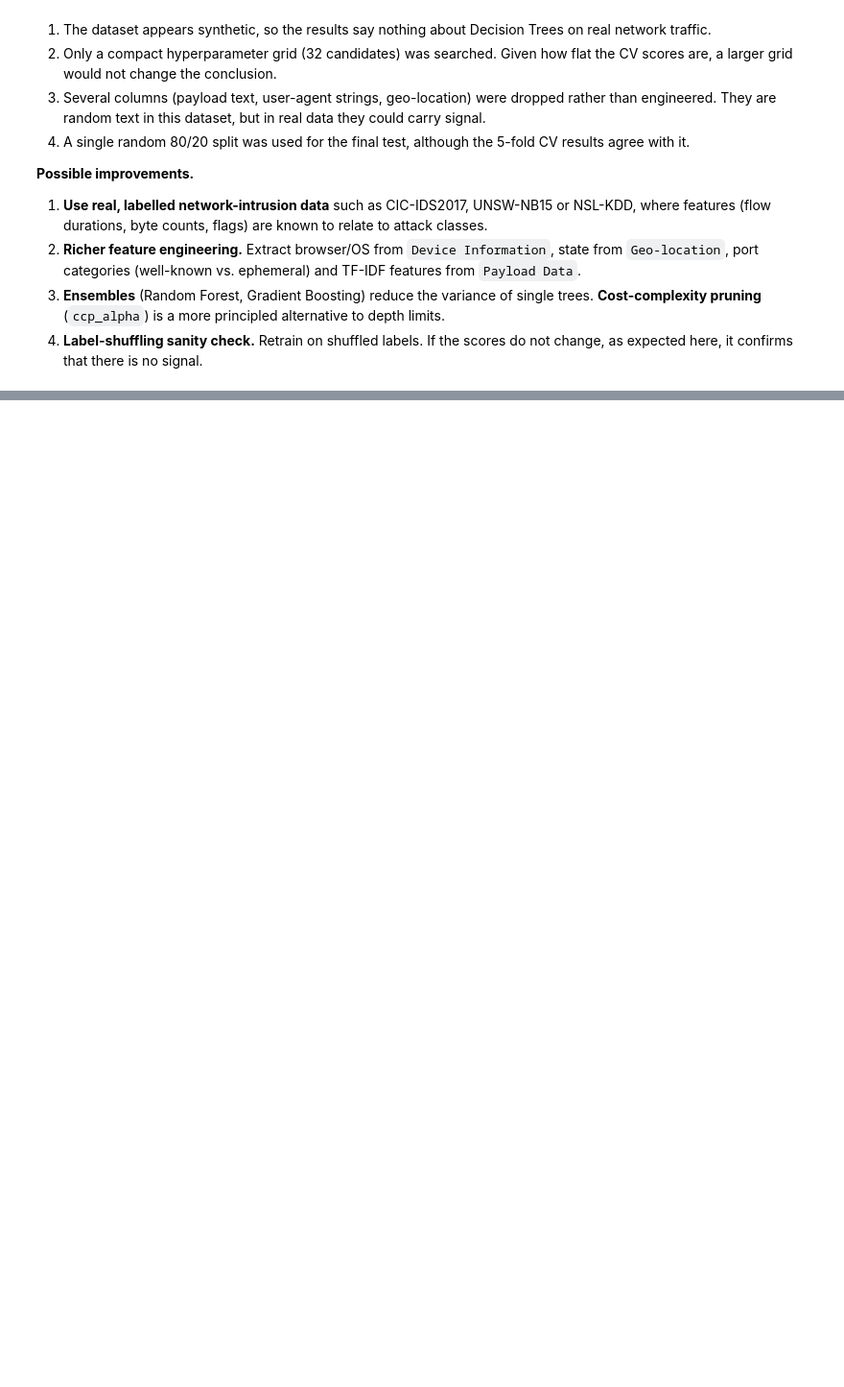
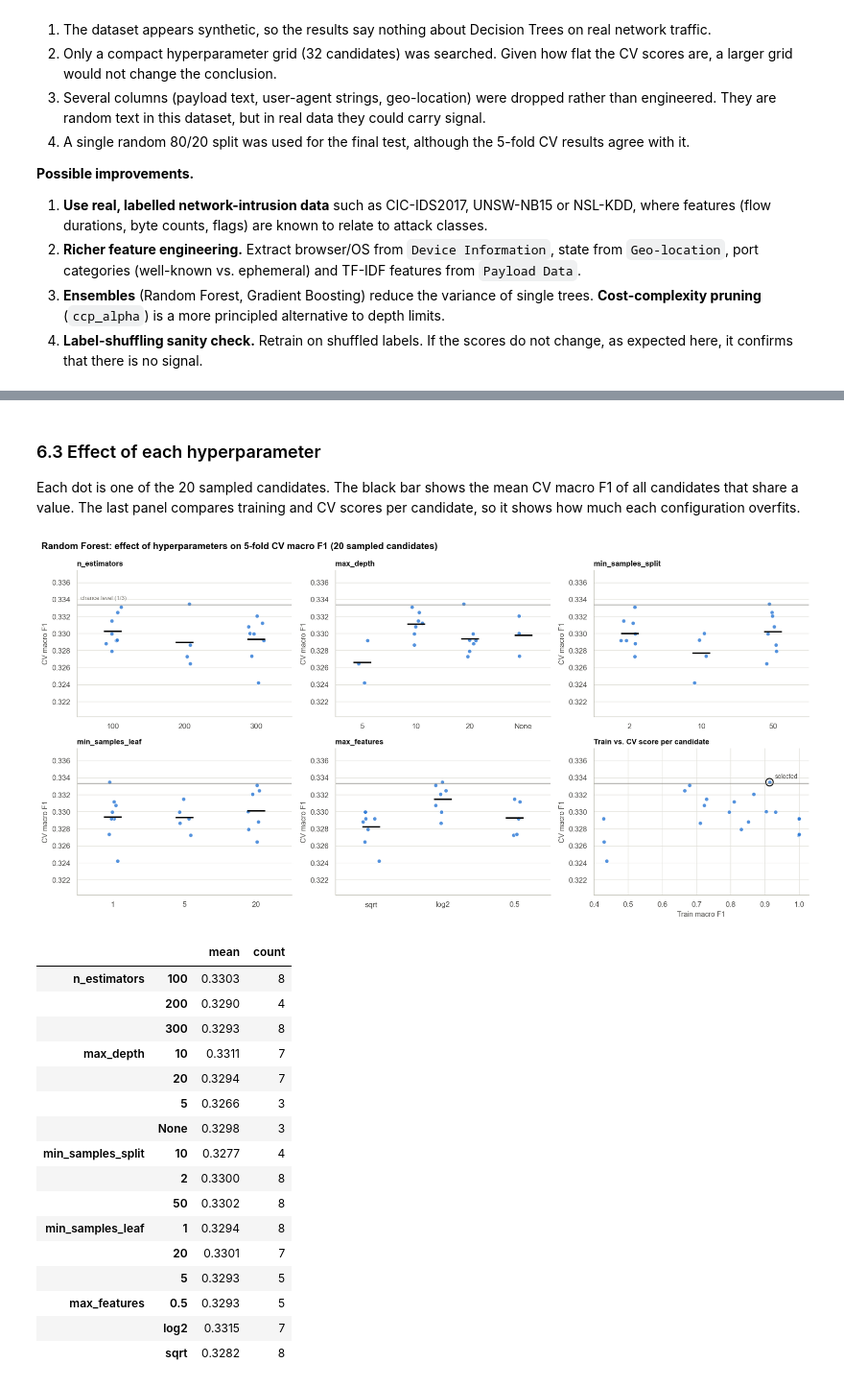
Before and after one commit to luongvanhungnet/ML_20261, a Jupyter notebook: Decision_Tree/decision_tree_cybersecurity.ipynb, the cells around one changed output, grey strips where cells are left out. Shown at 96% size. Drawn from its saved outputs; the diff is of its cells as text; code cells hidden in the pictures; blank space fills up the shorter version.

```diff
--- a/Decision_Tree/decision_tree_cybersecurity.ipynb
+++ b/Decision_Tree/decision_tree_cybersecurity.ipynb
@@ -1176,0 +1305,69 @@ Total misclassified test records: 5,361 of 8,000 (67.01%)
+# %% [markdown]
+### 6.3 Effect of each hyperparameter
+
+Each dot is one of the 20 sampled candidates. The black bar shows the mean CV macro F1 of all candidates that share a value. The last panel compares training and CV scores per candidate, so it shows how much each configuration overfits.
+# %%
+effect_params = list(rf_param_dist)
+rng = np.random.default_rng(RANDOM_STATE)
+y_lo = min(rf_cv['mean_test_score'].min(), 1 / 3) - 0.004
+y_hi = max(rf_cv['mean_test_score'].max(), 1 / 3) + 0.004
+
+fig, axes = plt.subplots(2, 3, figsize=(16, 8))
+for ax, p in zip(axes.ravel(), effect_params):
+    order = [str(v) for v in rf_param_dist[p]]
+    vals = rf_cv[f'param_{p}'].astype(str)
+    xpos = vals.map({v: i for i, v in enumerate(order)}).to_numpy(dtype=float)
+    ax.scatter(xpos + rng.uniform(-0.12, 0.12, len(vals)), rf_cv['mean_test_score'], s=34, color=ACCENT,
+               alpha=0.8, edgecolor='white', linewidth=0.8)
+    means = rf_cv.groupby(vals)['mean_test_score'].mean().reindex(order)
+    ax.scatter(range(len(order)), means, marker='_', s=700, color=INK, linewidth=2.2)
+    ax.axhline(1 / 3, color=MUTED, lw=1)
+    ax.set_xticks(range(len(order)), order)
+    ax.set_xlim(-0.5, len(order) - 0.5)
+    ax.set_ylim(y_lo, y_hi)
+    ax.set_title(p.replace('rf__', ''), fontsize=11)
+    ax.set_ylabel('CV macro F1')
+    ax.grid(axis='x', visible=False)
+axes[0, 0].text(-0.45, 1 / 3 + 0.0005, 'chance level (1/3)', color=MUTED, fontsize=8.5, va='bottom')
+
+ax = axes[1, 2]
+ax.scatter(rf_cv['mean_train_score'], rf_cv['mean_test_score'], s=34, color=ACCENT, alpha=0.8,
+           edgecolor='white', linewidth=0.8)
+best_row = rf_cv.loc[rf_cv['rank_test_score'] == 1].iloc[0]
+ax.scatter(best_row['mean_train_score'], best_row['mean_test_score'], s=120, facecolor='none',
+           edgecolor=INK, linewidth=1.5)
+ax.annotate('selected', (best_row['mean_train_score'], best_row['mean_test_score']), xytext=(8, 6),
+            textcoords='offset points', fontsize=9, color=INK_2)
+ax.axhline(1 / 3, color=MUTED, lw=1)
+ax.set_ylim(y_lo, y_hi)
+ax.set_xlabel('Train macro F1')
+ax.set_ylabel('CV macro F1')
+ax.set_title('Train vs. CV score per candidate', fontsize=11)
+fig.suptitle('Random Forest: effect of hyperparameters on 5-fold CV macro F1 (20 sampled candidates)',
+             x=0.01, ha='left', fontsize=13.5, fontweight='bold')
+plt.tight_layout()
+plt.show()
+
+effect_summary = pd.concat(
+    {p.replace('rf__', ''): rf_cv.groupby(rf_cv[f'param_{p}'].astype(str))['mean_test_score'].agg(['mean', 'count'])
+     for p in effect_params})
+effect_summary.round(4)
+# %% [output]
+[figure, added]
+|  |  | mean | count |
+| n_estimators | 100 | 0.3303 | 8 |
+|  | 200 | 0.3290 | 4 |
+|  | 300 | 0.3293 | 8 |
+| max_depth | 10 | 0.3311 | 7 |
+|  | 20 | 0.3294 | 7 |
+|  | 5 | 0.3266 | 3 |
+|  | None | 0.3298 | 3 |
+| min_samples_split | 10 | 0.3277 | 4 |
+|  | 2 | 0.3300 | 8 |
+|  | 50 | 0.3302 | 8 |
+| min_samples_leaf | 1 | 0.3294 | 8 |
+|  | 20 | 0.3301 | 7 |
+|  | 5 | 0.3293 | 5 |
+| max_features | 0.5 | 0.3293 | 5 |
+|  | log2 | 0.3315 | 7 |
+|  | sqrt | 0.3282 | 8 |
```
Also changed, not shown: parts of 31 cells of this notebook.
